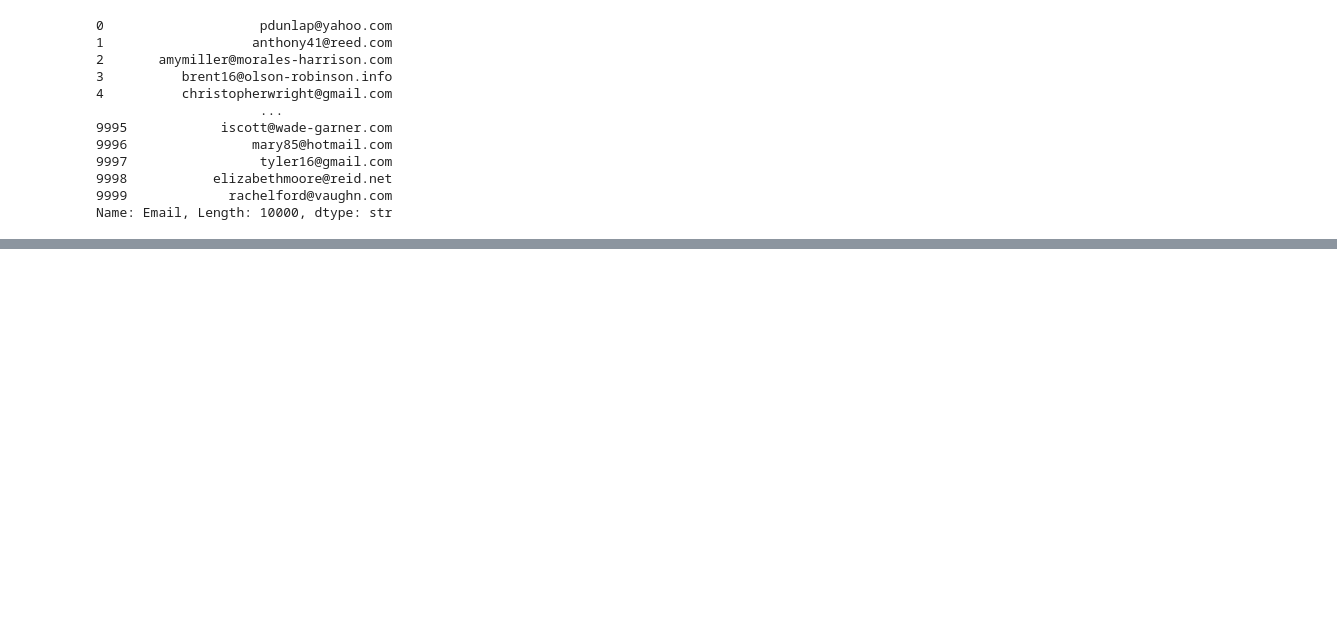
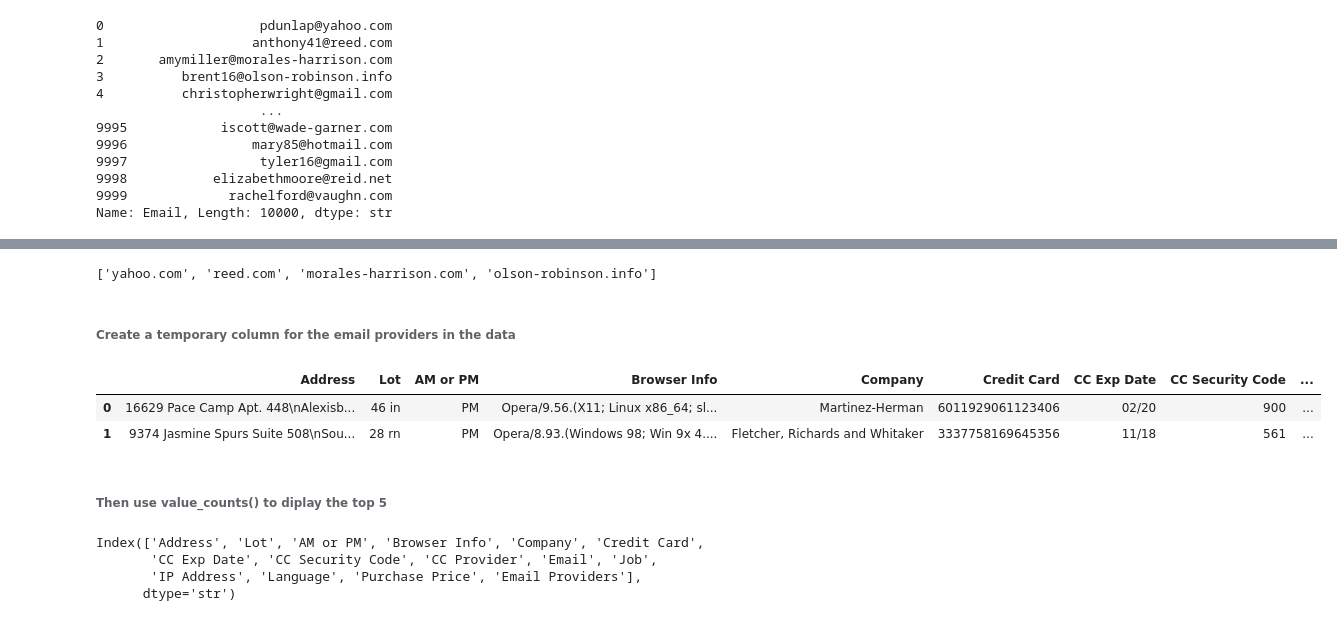
Before and after one commit to larrysman/python-for-data-analytics-and-business-intelligence, a Jupyter notebook: project 2/e_commerce_purchases_analysis.ipynb, the cells around one changed output, grey strips where cells are left out. Cells and saved outputs as stored; diff of their text form; code cells hidden in the pictures; blank space fills up the shorter version.

```diff
--- a/project 2/e_commerce_purchases_analysis.ipynb
+++ b/project 2/e_commerce_purchases_analysis.ipynb
@@ -532,0 +550,29 @@ Name: Email, Length: 10000, dtype: str
+# %%
+list_of_email_providers = []
+
+for domain_name in data['Email']:
+    split = domain_name.split('@')[1]
+    list_of_email_providers.append(split)
+# %%
+list_of_email_providers[:4]
+# %% [output]
+['yahoo.com', 'reed.com', 'morales-harrison.com', 'olson-robinson.info']
+# %% [markdown]
+###### **Create a temporary column for the email providers in the data**
+# %%
+data['Email Providers'] = list_of_email_providers
+
+data.head(2)
+# %% [output]
+|  | Address | Lot | AM or PM | Browser Info | Company | Credit Card | CC Exp Date | CC Security Code | ... |
+| 0 | 16629 Pace Camp Apt. 448\nAlexisb... | 46 in | PM | Opera/9.56.(X11; Linux x86_64; sl... | Martinez-Herman | 6011929061123406 | 02/20 | 900 | ... |
+| 1 | 9374 Jasmine Spurs Suite 508\nSou... | 28 rn | PM | Opera/8.93.(Windows 98; Win 9x 4.... | Fletcher, Richards and Whitaker | 3337758169645356 | 11/18 | 561 | ... |
+# %% [markdown]
+###### **Then use value_counts() to diplay the top 5**
+# %%
+data.columns
+# %% [output]
+Index(['Address', 'Lot', 'AM or PM', 'Browser Info', 'Company', 'Credit Card',
+       'CC Exp Date', 'CC Security Code', 'CC Provider', 'Email', 'Job',
+       'IP Address', 'Language', 'Purchase Price', 'Email Providers'],
+      dtype='str')
```
Also changed, not shown: parts of 9 cells of this notebook.
